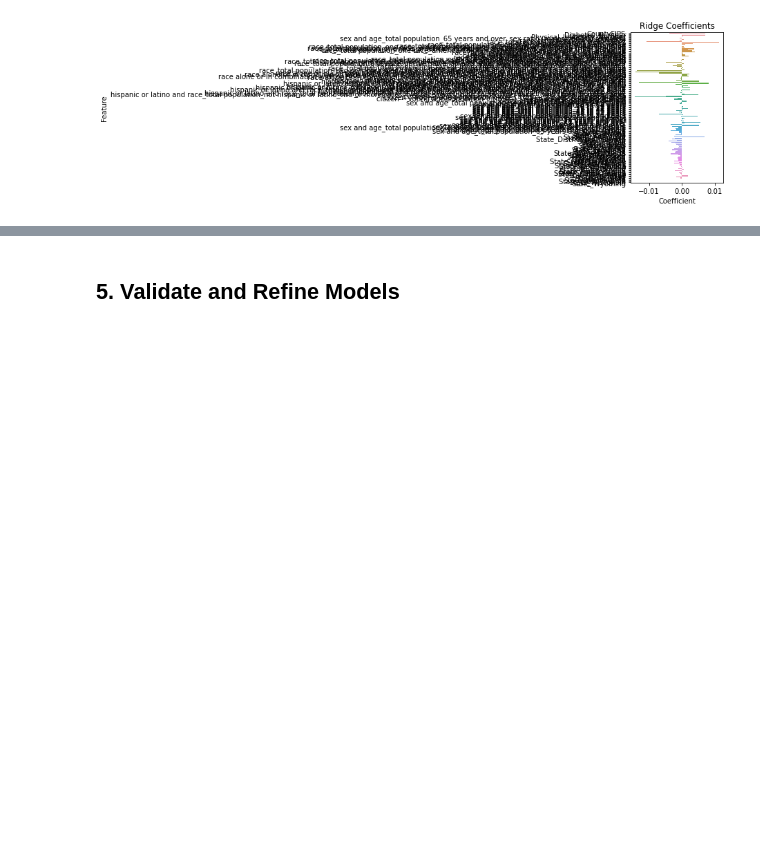
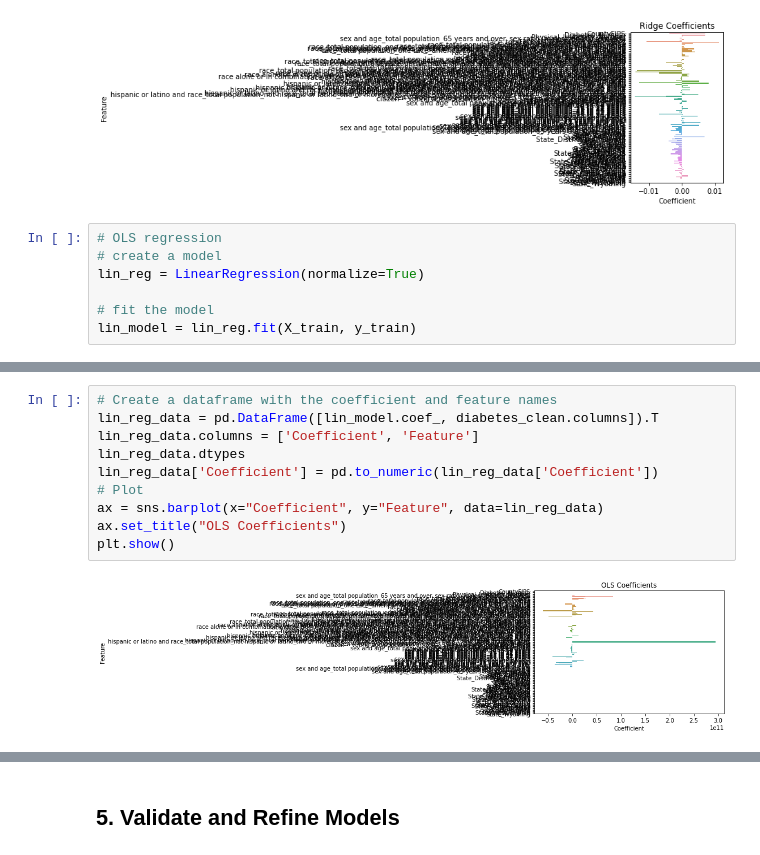
Before and after one commit to madelineadee/CSS_Project2_Team1_Fall2022, a Jupyter notebook: Project 2 Students.ipynb, the cells around one changed output, grey strips where cells are left out. Cells and saved outputs as stored; diff of their text form; blank space fills up the shorter version.

```diff
--- a/Project 2 Students.ipynb
+++ b/Project 2 Students.ipynb
@@ -336,3 +336,10 @@ sns.barplot(x="Coefficient", y="Feature", data=ridge_reg_data).set_title("Ridge
 # %% [output]
 Text(0.5, 1.0, 'Ridge Coefficients')
 [figure]
+# %%
+# OLS regression
+# create a model
+lin_reg = LinearRegression(normalize=True)
+
+# fit the model
+lin_model = lin_reg.fit(X_train, y_train)
@@ -338,0 +381,12 @@ Text(0.5, 1.0, 'Ridge Coefficients')
+# %%
+# Create a dataframe with the coefficient and feature names
+lin_reg_data = pd.DataFrame([lin_model.coef_, diabetes_clean.columns]).T
+lin_reg_data.columns = ['Coefficient', 'Feature']
+lin_reg_data.dtypes
+lin_reg_data['Coefficient'] = pd.to_numeric(lin_reg_data['Coefficient'])
+# Plot
+ax = sns.barplot(x="Coefficient", y="Feature", data=lin_reg_data)
+ax.set_title("OLS Coefficients")
+plt.show()
+# %% [output]
+[figure, added]
```
Also changed, not shown: parts of 15 cells of this notebook.
